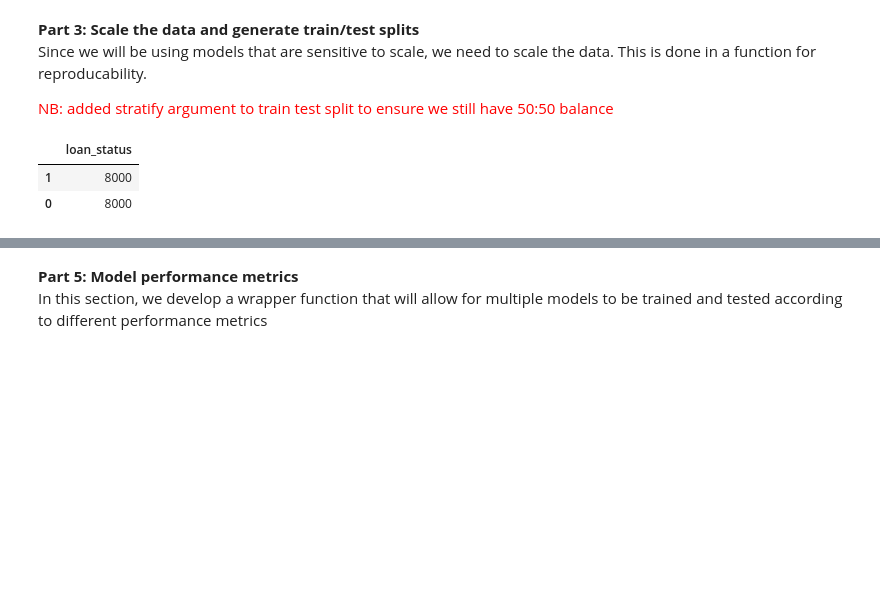
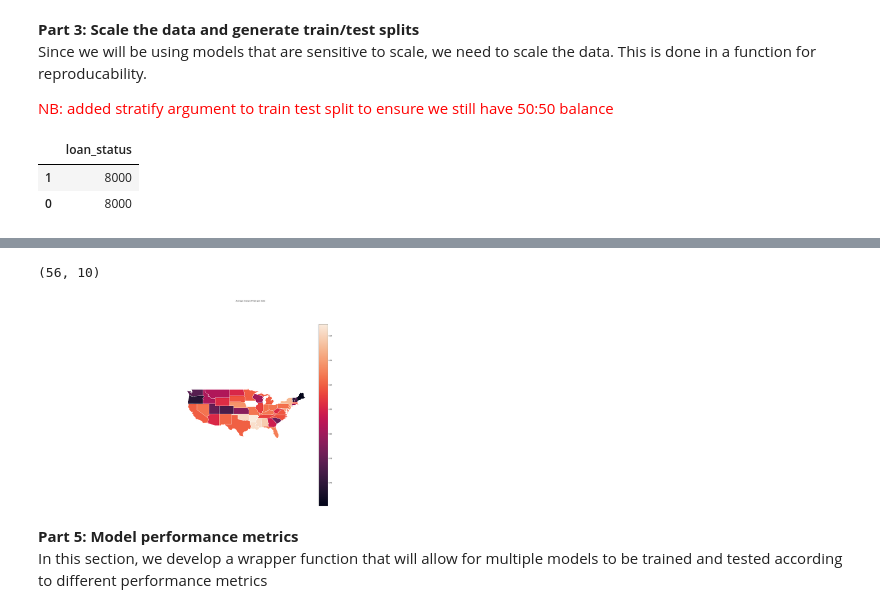
Before and after one commit to genagibson/cs109a_LendingClub, a Jupyter notebook: notebooks/others/Playing with models GG V3.ipynb, the cells around one changed output, grey strips where cells are left out. Cells and saved outputs as stored; diff of their text form; code cells hidden in the pictures; blank space fills up the shorter version.

Commit message:
Shape files for mapping

```diff
--- a/notebooks/others/Playing with models GG V3.ipynb
+++ b/notebooks/others/Playing with models GG V3.ipynb
@@ -328,6 +339,43 @@ fig = dict(data = data,
 iplot(fig, filename = 'd3-cloropleth-map')
 # %% [output]
 [interactive output not drawn]
+# %%
+# --------------------------
+# Create map using shape files - a different approach
+# --------------------------
+# Available from https://www2.census.gov/geo/tiger/TIGER2017/STATE/tl_2017_us_state.zip
+
+# Read in with geopandas
+path = "../../shape_files/cb_2017_us_state_500k.shp"
+states_map = gpd.read_file(path)
+# %%
+# Plotting directly does not look good
+#states_map.plot();
+states_map.shape
+# %% [output]
+(56, 10)
+# %%
+# Remove any states that aren't in the LendingClub data
+states_map2 = states_map[states_map["STUSPS"].isin(list(original_df["addr_state"]))]
+
+# Join the map data with the default rate
+mapping_data = states_map2.join(default_rate, on = "STUSPS")
+#mapping_data.head()
+# %%
+# Plot - tiny image though!
+f, ax = plt.subplots(1, figsize = (20, 20))
+ax = mapping_data.plot(axes = ax,
+                       column = "loan_status",
+                      legend = True
+                      )
+
+# Continental US latitude and longitude
+ax.set_ylim(23, 50) # lat
+ax.set_xlim(-138, -65)# long
+ax.set_axis_off()
+f.suptitle('Average charge off rate per State');
+# %% [output]
+[figure, added]
 # %% [markdown]
 <div class='exercise'><b> Part 5: Model performance metrics </b></div>
 
```
Also changed, not shown: parts of 6 cells of this notebook, 16 other files.
